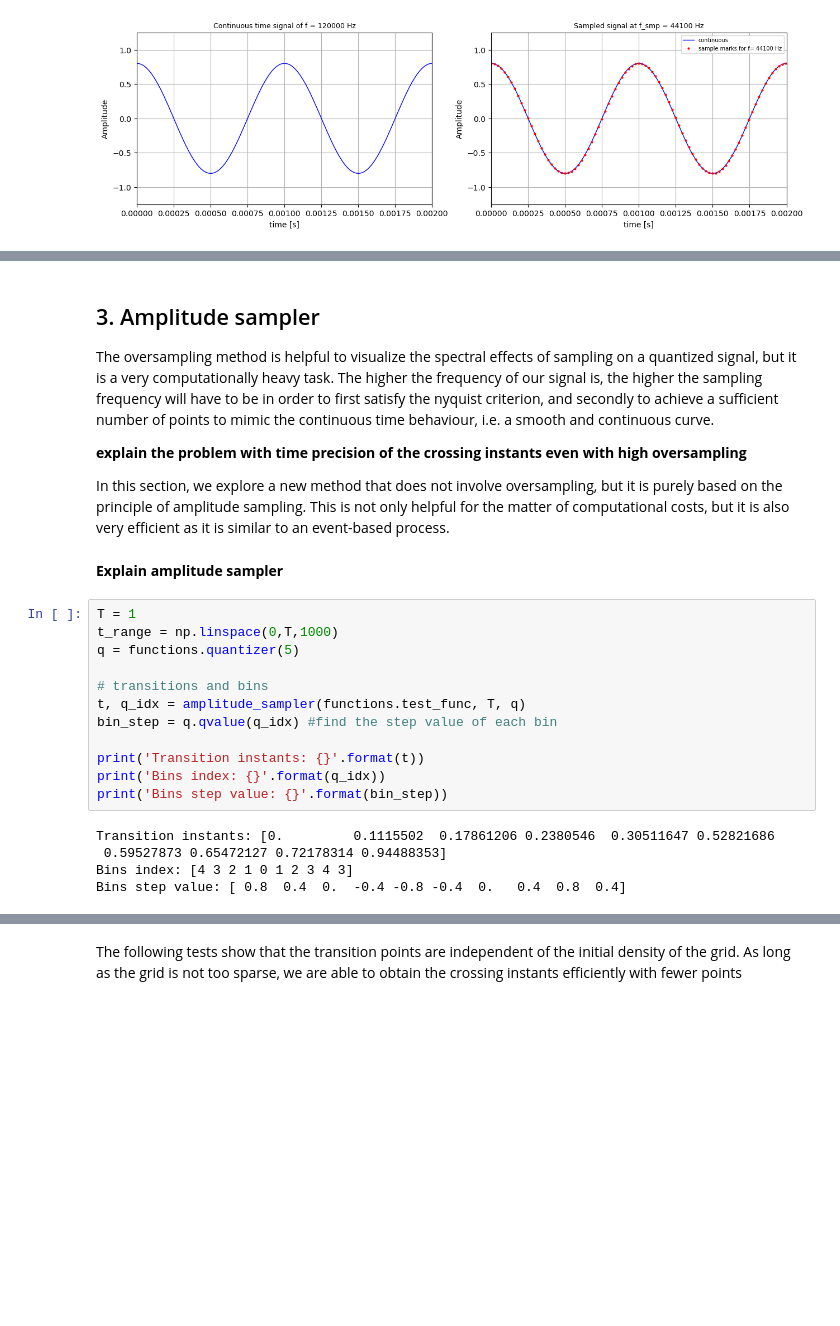
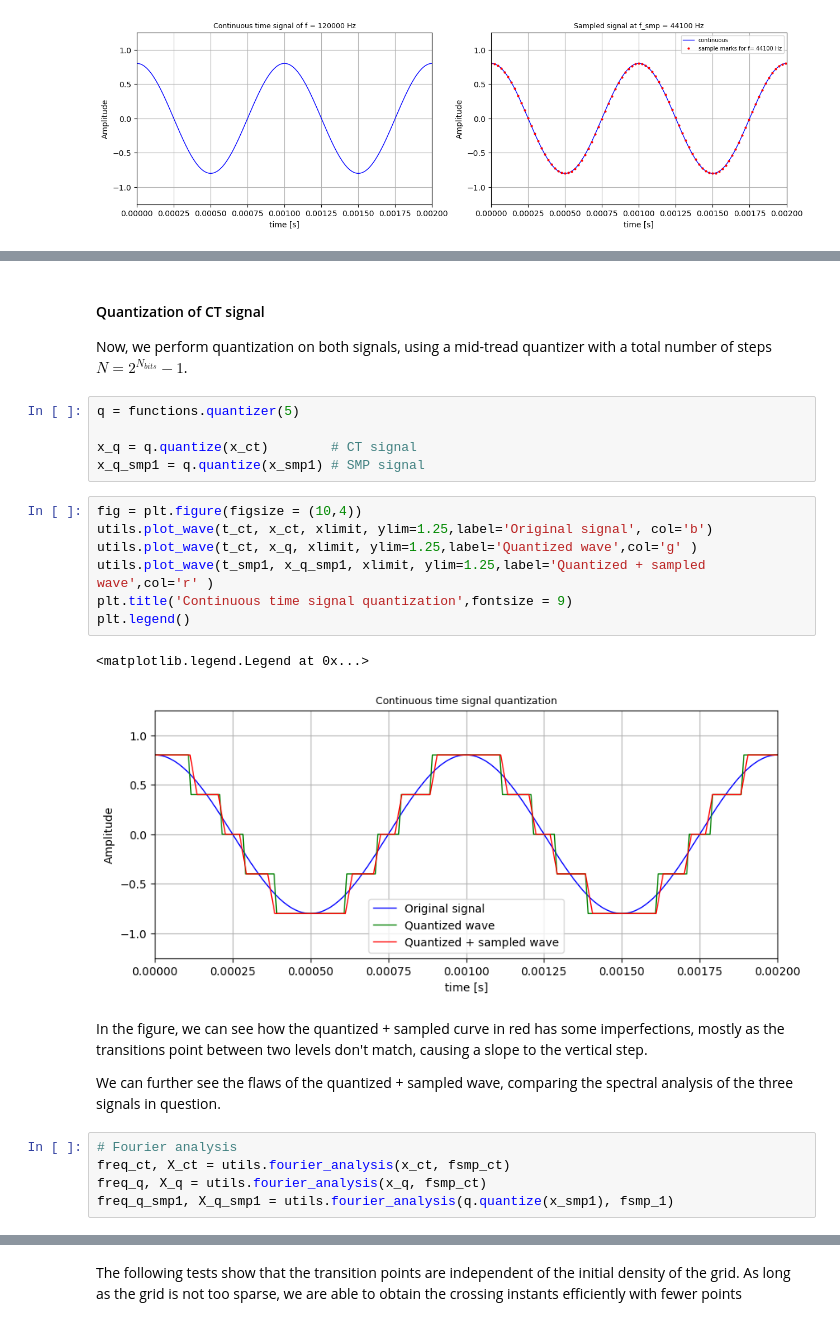
Before and after one commit to lindafabs/Semester-Project, a Jupyter notebook: Final_notebook.ipynb, the cells around one changed output, grey strips where cells are left out. Cells and saved outputs as stored; diff of their text form; blank space fills up the shorter version.

```diff
--- a/Final_notebook.ipynb
+++ b/Final_notebook.ipynb
@@ -272,26 +98,27 @@ utils.fourier_plot(freq_th, X_th, freq_lim = 10000, title= "")
-# %% [markdown]
-## 3. Amplitude sampler
-The oversampling method is helpful to visualize the spectral effects of sampling on a quantized signal, but it is a very computationally heavy task. The higher the frequency of our signal is, the higher the sampling frequency will have to be in order to first satisfy the nyquist criterion, and secondly to achieve a sufficient number of points to mimic the continuous time behaviour, i.e. a smooth and continuous curve.
-
-**explain the problem with time precision of the crossing instants even with high oversampling**
-
-In this section, we explore a new method that does not involve oversampling, but it is purely based on the principle of amplitude sampling. This is not only helpful for the matter of computational costs, but it is also very efficient as it is similar to an event-based process.
-# %% [markdown]
-**Explain amplitude sampler**
-# %%
-T = 1
-t_range = np.linspace(0,T,1000)
-q = functions.quantizer(5)
-
-# transitions and bins
-t, q_idx = amplitude_sampler(functions.test_func, T, q)
-bin_step = q.qvalue(q_idx) #find the step value of each bin
-
-print('Transition instants: {}'.format(t))
-print('Bins index: {}'.format(q_idx))
-print('Bins step value: {}'.format(bin_step))
-# %% [output]
-Transition instants: [0.         0.1115502  0.17861206 0.2380546  0.30511647 0.52821686
- 0.59527873 0.65472127 0.72178314 0.94488353]
-Bins index: [4 3 2 1 0 1 2 3 4 3]
-Bins step value: [ 0.8  0.4  0.  -0.4 -0.8 -0.4  0.   0.4  0.8  0.4]
+# %% [markdown]
+#### Quantization of CT signal
+Now, we perform quantization on both signals, using a mid-tread quantizer with a total number of steps $N = 2^{N_{bits}} -1$.
+# %%
+q = functions.quantizer(5)
+
+x_q = q.quantize(x_ct)        # CT signal
+x_q_smp1 = q.quantize(x_smp1) # SMP signal
+# %%
+fig = plt.figure(figsize = (10,4))
+utils.plot_wave(t_ct, x_ct, xlimit, ylim=1.25,label='Original signal', col='b')
+utils.plot_wave(t_ct, x_q, xlimit, ylim=1.25,label='Quantized wave',col='g' )
+utils.plot_wave(t_smp1, x_q_smp1, xlimit, ylim=1.25,label='Quantized + sampled wave',col='r' )
+plt.title('Continuous time signal quantization',fontsize = 9)
+plt.legend()
+# %% [output]
+<matplotlib.legend.Legend at 0x...>
+[figure, added]
+# %% [markdown]
+In the figure, we can see how the quantized + sampled curve in red has some imperfections, mostly as the transitions point between two levels don't match, causing a slope to the vertical step.
+
+We can further see the flaws of the quantized + sampled wave, comparing the spectral analysis of the three signals in question.
+# %%
+# Fourier analysis
+freq_ct, X_ct = utils.fourier_analysis(x_ct, fsmp_ct)
+freq_q, X_q = utils.fourier_analysis(x_q, fsmp_ct)
+freq_q_smp1, X_q_smp1 = utils.fourier_analysis(q.quantize(x_smp1), fsmp_1)
```
Also changed, not shown: parts of 50 cells of this notebook, 2 other files.
